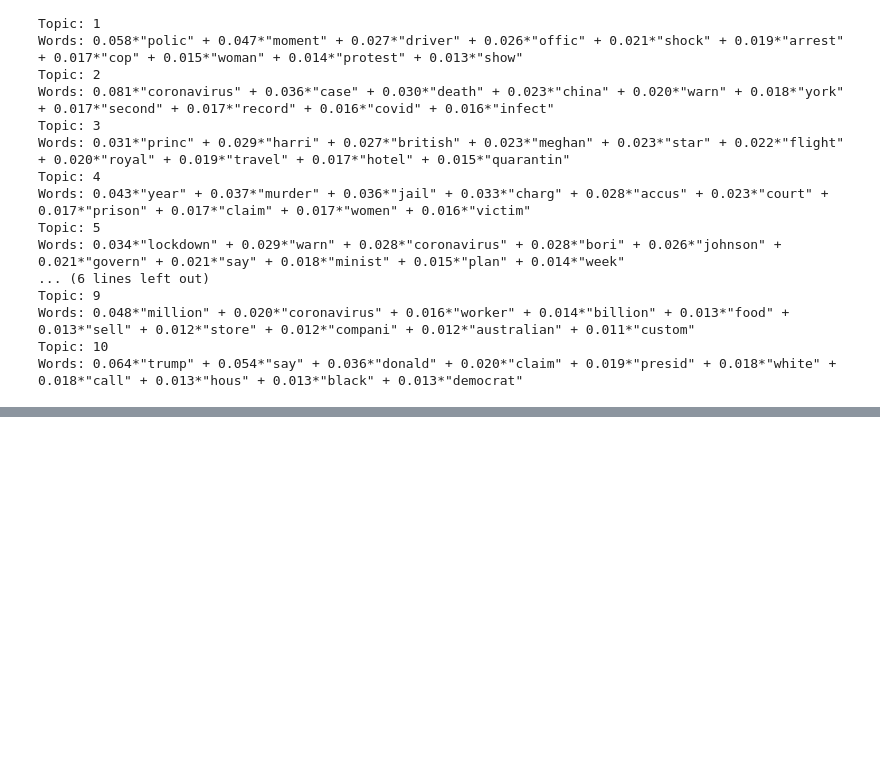
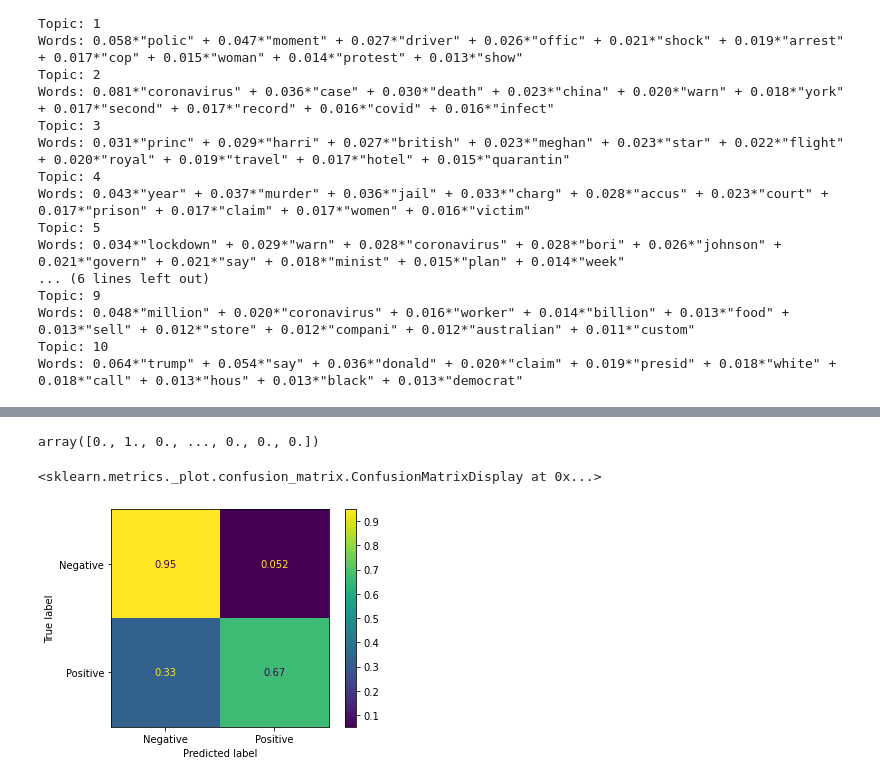
Before and after one commit to MKeel1ng/DailyMailAnalysis, a Jupyter notebook: DailyMail.ipynb, the cells around one changed output, grey strips where cells are left out. Drawn from its saved outputs; the diff is of its cells as text; code cells hidden in the pictures; blank space fills up the shorter version.

```diff
--- a/DailyMail.ipynb
+++ b/DailyMail.ipynb
@@ -620,0 +671,3 @@ Words: 0.064*"trump" + 0.054*"say" + 0.036*"donald" + 0.020*"claim" + 0.019*"pre
+# %%
+df_all.labels=df_all.labels.astype('int')
+df_all.dtypes
@@ -620,0 +678,16 @@ Words: 0.064*"trump" + 0.054*"say" + 0.036*"donald" + 0.020*"claim" + 0.019*"pre
+# %%
+from sklearn.model_selection import train_test_split
+
+train_df, eval_df = train_test_split(df_all, test_size=0.2)
+# %%
+from simpletransformers.classification import ClassificationModel
+
+
+# Create a TransformerModel
+model = ClassificationModel('roberta', 'roberta-base')
+
+# Train the model
+model.train_model(train_df)
+
+# Evaluate the model
+result, model_outputs, wrong_predictions = model.eval_model(eval_df)
@@ -620,0 +700,16 @@ Words: 0.064*"trump" + 0.054*"say" + 0.036*"donald" + 0.020*"claim" + 0.019*"pre
+# %%
+true=eval_df.labels.values
+pred=model_outputs[:,1]
+pred[pred<=0]=0
+pred[pred>0]=1
+# %% [output]
+array([0., 1., 0., ..., 0., 0., 0.])
+# %%
+from sklearn.metrics import confusion_matrix
+from sklearn.metrics import confusion_matrix, ConfusionMatrixDisplay
+cm=confusion_matrix(true, pred,normalize='true')
+disp = ConfusionMatrixDisplay(confusion_matrix=cm,display_labels=['Negative','Positive'])
+disp.plot()
+# %% [output]
+<sklearn.metrics._plot.confusion_matrix.ConfusionMatrixDisplay at 0x...>
+[figure, added]
```
Also changed, not shown: parts of 10 cells of this notebook.
